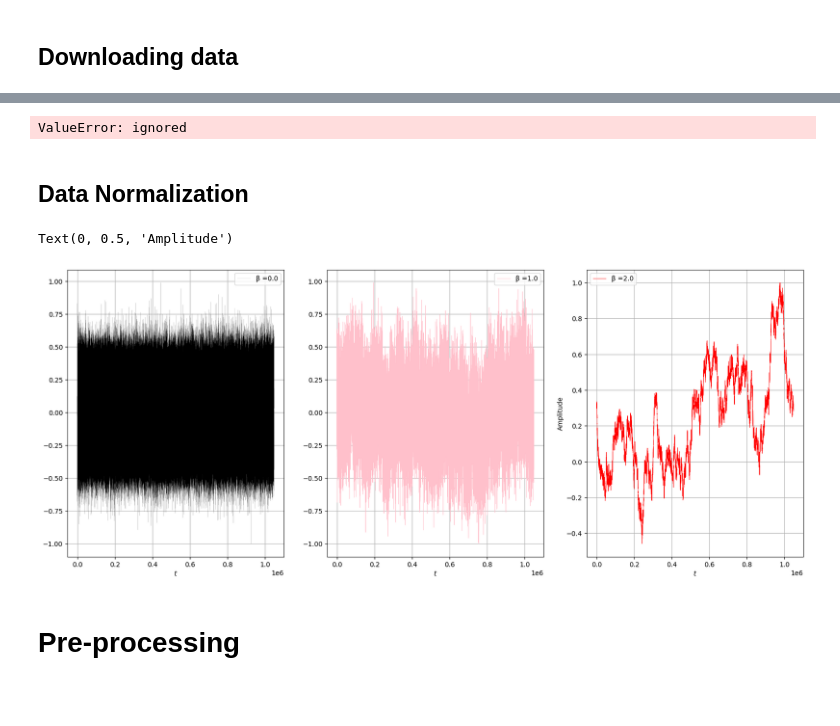
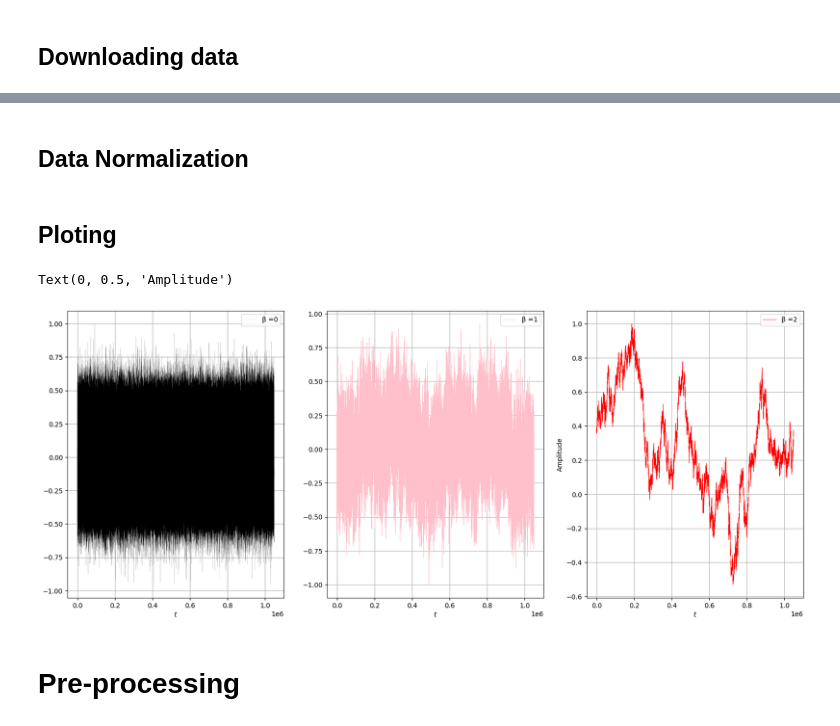
Before and after one commit to barauna-lo/Colored_Noise, a Jupyter notebook: RNN_For_1D_Colored_Noise.ipynb, the cells around one changed output, grey strips where cells are left out. Saved outputs shown, nothing was run; the diff lists cells and outputs as text; code cells hidden in the pictures; blank space fills up the shorter version.

```diff
--- a/RNN_For_1D_Colored_Noise.ipynb
+++ b/RNN_For_1D_Colored_Noise.ipynb
@@ -51,7 +52,5 @@ replace /content/color.plk? [y]es, [n]o, [A]ll, [N]one, [r]ename: n
 # %%
-df = pd.read_pickle('color.plk')
+df = pd.read_pickle('color_4series.plk')
-# %% [output]
-ValueError: ignored
 # %% [markdown]
 ## Data Normalization
 # %%
@@ -82,23 +81,25 @@ for j in range(len(columns)):
 # # Scaling the training set
 # sc = MinMaxScaler(feature_range=(0,1))
 # training_set_scaled = sc.fit_transform(training_set)
+# %% [markdown]
+## Ploting
 # %%
-index = [0,40,80]
+index = [0,4,9]
 color = ['black','pink','red']
 linewidth = [0.07,0.5,.5]
 plt.figure(figsize=(20,8),dpi=100)
 for i in range(len(index)):
   plt.subplot(1,3,i+1)
   plt.plot(df.Series[index[i]][:],label='β ='+str(df.beta[index[i]]),color=color[i],linewidth=linewidth[i])
   plt.grid()
   plt.legend()
   plt.xlabel('$t$')
 plt.ylabel('Amplitude')
   #plt.title(color[i]+ ' noise')
 #plt.suptitle('Colored Noise')
 # %% [output]
 Text(0, 0.5, 'Amplitude')
-[figure, old version]
+[figure, new version]
 # %% [markdown]
 # Pre-processing
 # %%
```
Also changed, not shown: parts of 10 cells of this notebook.
